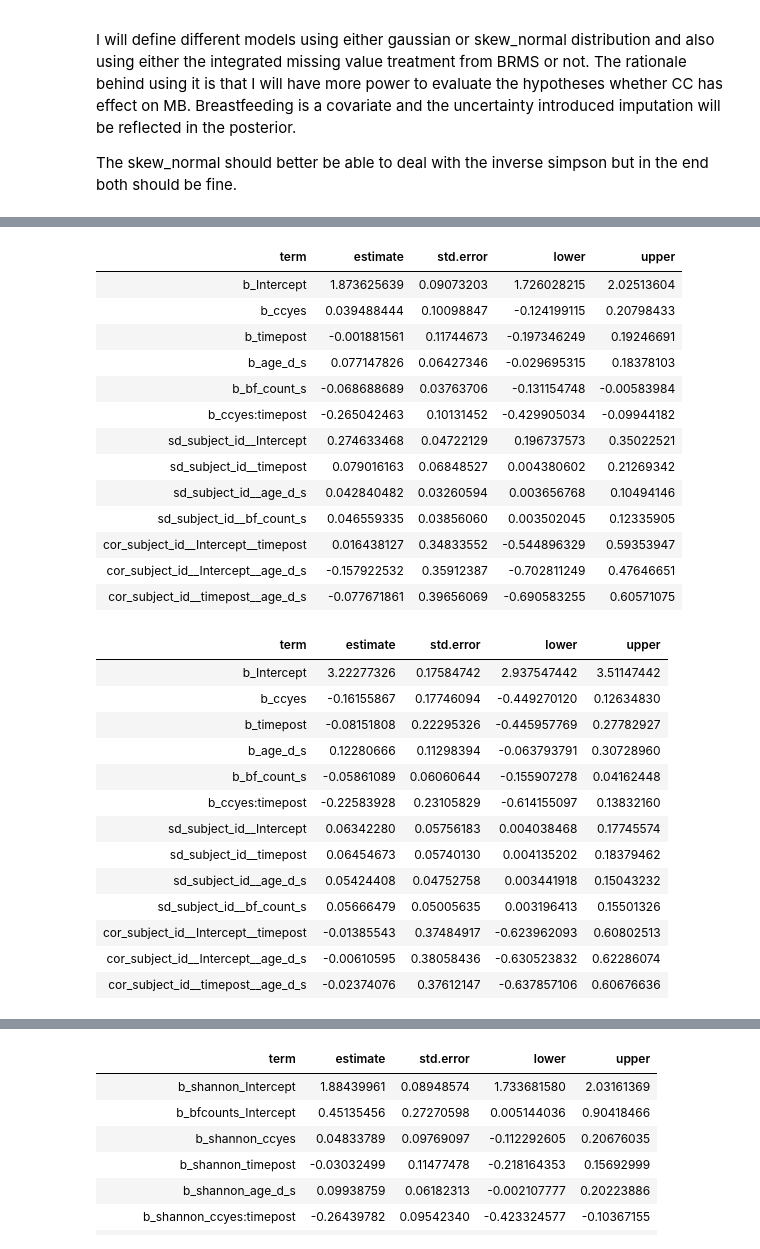
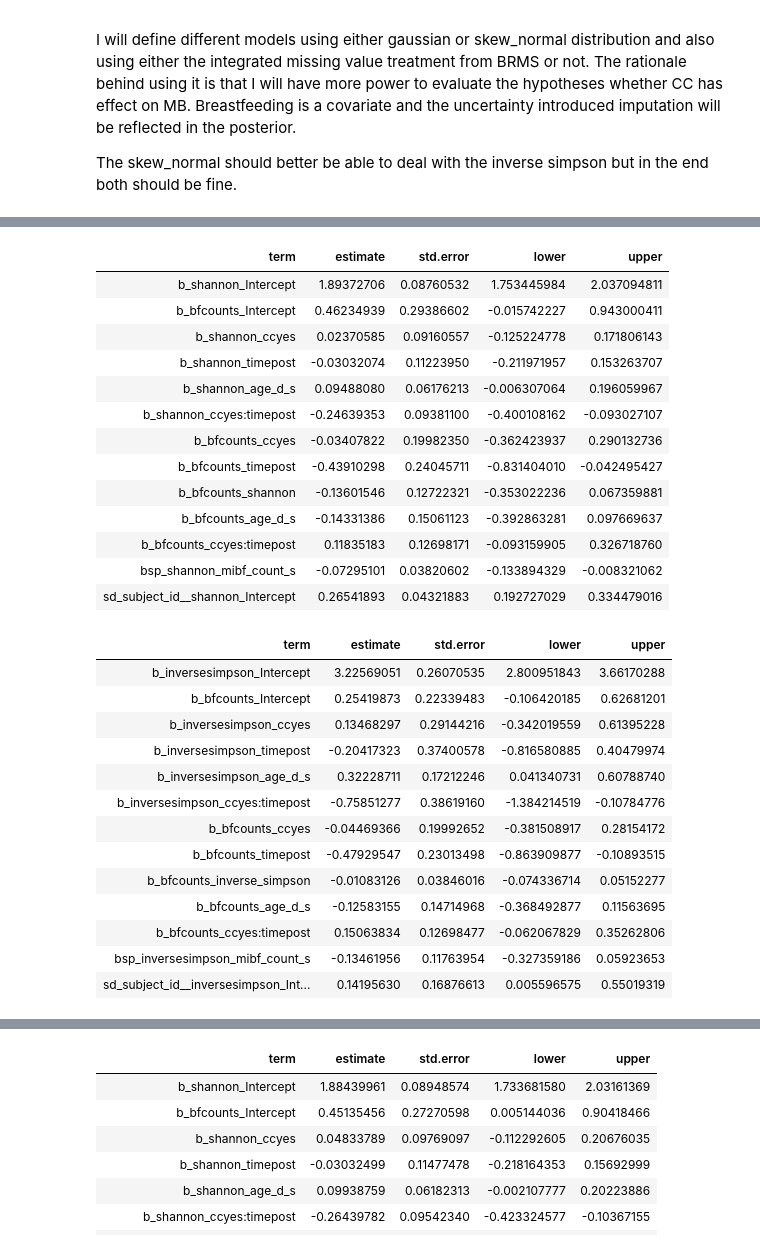
Before and after one commit to HenrikEckermann/bibo, a Jupyter notebook: notebooks/childcare_article_analyses.ipynb, the cells around one changed output, grey strips where cells are left out. Saved outputs shown, nothing was run; the diff lists cells and outputs as text; code cells hidden in the pictures.

```diff
--- a/notebooks/childcare_article_analyses.ipynb
+++ b/notebooks/childcare_article_analyses.ipynb
@@ -120,0 +155,14 @@ pmps
+# %%
+# clr/euclidean
+meta.clr <- sd_to_df(pseq.clr) %>% na.omit()
+otus.clr <- otu_to_df(pseq.clr, transpose = F) %>%
+    column_to_rownames("species") %>%
+    select(meta.clr$sample_id) %>%
+    t()
+
+# Homogeneity assumption
+dist <- vegdist(otus.clr, method = "euclidean")
+anova(betadisper(dist, meta.clr$cc))
+anova(betadisper(dist, meta.clr$time))
+anova(betadisper(dist, meta.clr$groups))
+pm <- adonis(otus.clr ~ time * cc + age_d_s + bf_count_s, method = "euclidean", data = meta.clr)
@@ -350,36 +493,36 @@ pp_div_skew_mi_v2 <-
        pp_plot_v2(div_models_skew_mi[[x]], 10,  diversity_index[x])
     } )
 # %%
-lapply(div_models_skew, function(x) {
+lapply(div_models_mi, function(x) {
     tidy(x)[1:13,]
 })
 # %% [output]
 | term | estimate | std.error | lower | upper |
-| b_Intercept | 1.873625639 | 0.09073203 | 1.726028215 | 2.02513604 |
-| b_ccyes | 0.039488444 | 0.10098847 | -0.124199115 | 0.20798433 |
-| b_timepost | -0.001881561 | 0.11744673 | -0.197346249 | 0.19246691 |
-| b_age_d_s | 0.077147826 | 0.06427346 | -0.029695315 | 0.18378103 |
-| b_bf_count_s | -0.068688689 | 0.03763706 | -0.131154748 | -0.00583984 |
-| b_ccyes:timepost | -0.265042463 | 0.10131452 | -0.429905034 | -0.09944182 |
-| sd_subject_id__Intercept | 0.274633468 | 0.04722129 | 0.196737573 | 0.35022521 |
-| sd_subject_id__timepost | 0.079016163 | 0.06848527 | 0.004380602 | 0.21269342 |
-| sd_subject_id__age_d_s | 0.042840482 | 0.03260594 | 0.003656768 | 0.10494146 |
-| sd_subject_id__bf_count_s | 0.046559335 | 0.03856060 | 0.003502045 | 0.12335905 |
-| cor_subject_id__Intercept__timepost | 0.016438127 | 0.34833552 | -0.544896329 | 0.59353947 |
-| cor_subject_id__Intercept__age_d_s | -0.157922532 | 0.35912387 | -0.702811249 | 0.47646651 |
-| cor_subject_id__timepost__age_d_s | -0.077671861 | 0.39656069 | -0.690583255 | 0.60571075 |
+| b_shannon_Intercept | 1.89372706 | 0.08760532 | 1.753445984 | 2.037094811 |
+| b_bfcounts_Intercept | 0.46234939 | 0.29386602 | -0.015742227 | 0.943000411 |
+| b_shannon_ccyes | 0.02370585 | 0.09160557 | -0.125224778 | 0.171806143 |
+| b_shannon_timepost | -0.03032074 | 0.11223950 | -0.211971957 | 0.153263707 |
+| b_shannon_age_d_s | 0.09488080 | 0.06176213 | -0.006307064 | 0.196059967 |
+| b_shannon_ccyes:timepost | -0.24639353 | 0.09381100 | -0.400108162 | -0.093027107 |
+| b_bfcounts_ccyes | -0.03407822 | 0.19982350 | -0.362423937 | 0.290132736 |
+| b_bfcounts_timepost | -0.43910298 | 0.24045711 | -0.831404010 | -0.042495427 |
+| b_bfcounts_shannon | -0.13601546 | 0.12722321 | -0.353022236 | 0.067359881 |
+| b_bfcounts_age_d_s | -0.14331386 | 0.15061123 | -0.392863281 | 0.097669637 |
+| b_bfcounts_ccyes:timepost | 0.11835183 | 0.12698171 | -0.093159905 | 0.326718760 |
+| bsp_shannon_mibf_count_s | -0.07295101 | 0.03820602 | -0.133894329 | -0.008321062 |
+| sd_subject_id__shannon_Intercept | 0.26541893 | 0.04321883 | 0.192727029 | 0.334479016 |
 | term | estimate | std.error | lower | upper |
-| b_Intercept | 3.22277326 | 0.17584742 | 2.937547442 | 3.51147442 |
-| b_ccyes | -0.16155867 | 0.17746094 | -0.449270120 | 0.12634830 |
-| b_timepost | -0.08151808 | 0.22295326 | -0.445957769 | 0.27782927 |
-| b_age_d_s | 0.12280666 | 0.11298394 | -0.063793791 | 0.30728960 |
-| b_bf_count_s | -0.05861089 | 0.06060644 | -0.155907278 | 0.04162448 |
-| b_ccyes:timepost | -0.22583928 | 0.23105829 | -0.614155097 | 0.13832160 |
-| sd_subject_id__Intercept | 0.06342280 | 0.05756183 | 0.004038468 | 0.17745574 |
-| sd_subject_id__timepost | 0.06454673 | 0.05740130 | 0.004135202 | 0.18379462 |
-| sd_subject_id__age_d_s | 0.05424408 | 0.04752758 | 0.003441918 | 0.15043232 |
-| sd_subject_id__bf_count_s | 0.05666479 | 0.05005635 | 0.003196413 | 0.15501326 |
-| cor_subject_id__Intercept__timepost | -0.01385543 | 0.37484917 | -0.623962093 | 0.60802513 |
-| cor_subject_id__Intercept__age_d_s | -0.00610595 | 0.38058436 | -0.630523832 | 0.62286074 |
-| cor_subject_id__timepost__age_d_s | -0.02374076 | 0.37612147 | -0.637857106 | 0.60676636 |
+| b_inversesimpson_Intercept | 3.22569051 | 0.26070535 | 2.800951843 | 3.66170288 |
+| b_bfcounts_Intercept | 0.25419873 | 0.22339483 | -0.106420185 | 0.62681201 |
+| b_inversesimpson_ccyes | 0.13468297 | 0.29144216 | -0.342019559 | 0.61395228 |
+| b_inversesimpson_timepost | -0.20417323 | 0.37400578 | -0.816580885 | 0.40479974 |
+| b_inversesimpson_age_d_s | 0.32228711 | 0.17212246 | 0.041340731 | 0.60788740 |
+| b_inversesimpson_ccyes:timepost | -0.75851277 | 0.38619160 | -1.384214519 | -0.10784776 |
+| b_bfcounts_ccyes | -0.04469366 | 0.19992652 | -0.381508917 | 0.28154172 |
+| b_bfcounts_timepost | -0.47929547 | 0.23013498 | -0.863909877 | -0.10893515 |
+| b_bfcounts_inverse_simpson | -0.01083126 | 0.03846016 | -0.074336714 | 0.05152277 |
+| b_bfcounts_age_d_s | -0.12583155 | 0.14714968 | -0.368492877 | 0.11563695 |
+| b_bfcounts_ccyes:timepost | 0.15063834 | 0.12698477 | -0.062067829 | 0.35262806 |
+| bsp_inversesimpson_mibf_count_s | -0.13461956 | 0.11763954 | -0.327359186 | 0.05923653 |
+| sd_subject_id__inversesimpson_Int... | 0.14195630 | 0.16876613 | 0.005596575 | 0.55019319 |
 | term | estimate | std.error | lower | upper |
```
Also changed, not shown: parts of 23 cells of this notebook, 27 other files.
